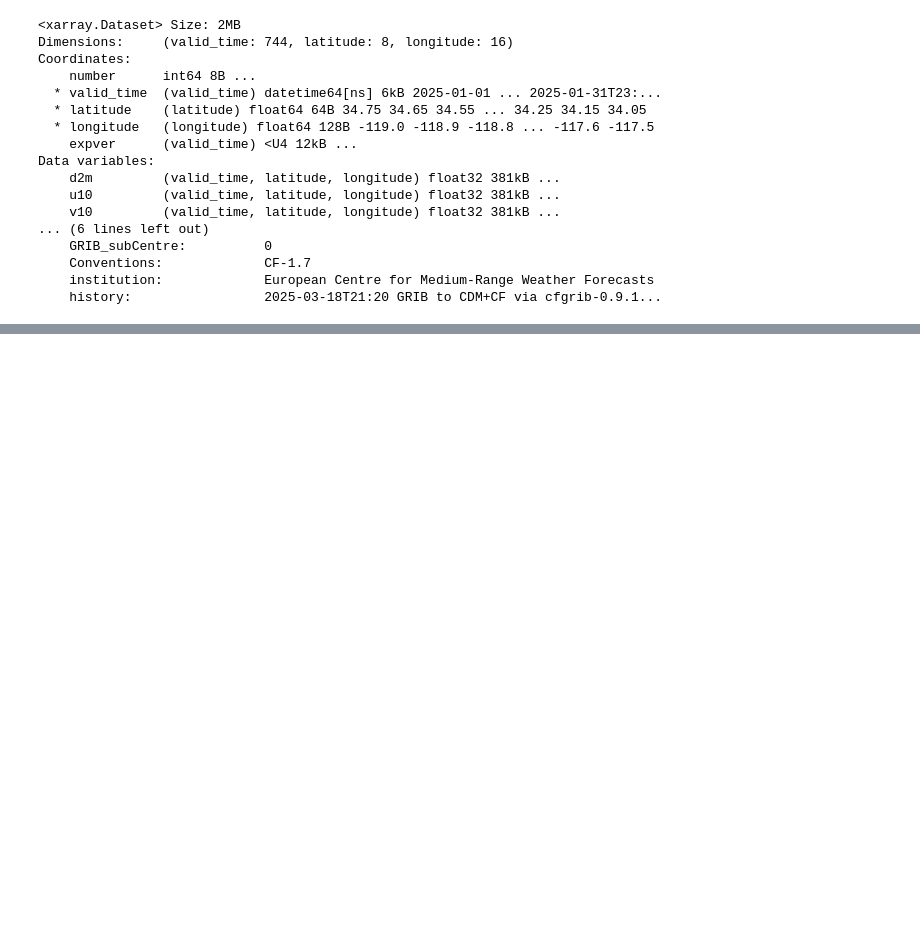
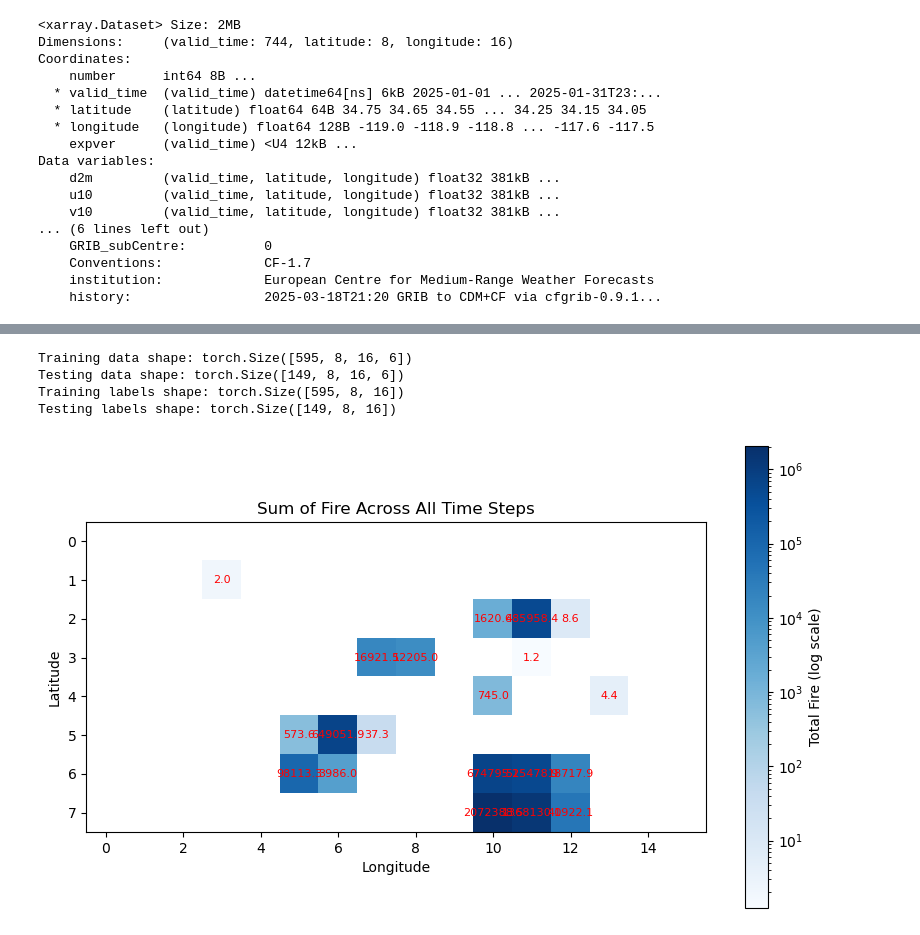
Before and after one commit to farbs03/cs578-fire-prediction, a Jupyter notebook: notebooks/models/mu_clstm.ipynb, the cells around one changed output, grey strips where cells are left out. Saved outputs shown, nothing was run; the diff lists cells and outputs as text; code cells hidden in the pictures; blank space fills up the shorter version.

```diff
--- a/notebooks/models/mu_clstm.ipynb
+++ b/notebooks/models/mu_clstm.ipynb
@@ -154,7 +150,7 @@ array([[[[ 2.73648438e+02,  2.31756210e-01, -1.31976318e+00,
 # %%
 # Split the data along the time dimension (first axis)
 # Use the last 30% of the time steps for testing
-split_idx = int(X.shape[0] * 0.7)  # 70% for training, 30% for testing
+split_idx = int(X.shape[0] * 0.8)  # 70% for training, 30% for testing
 
 # Split the input data
 X_train = X[:split_idx]
@@ -168,3 +164,31 @@ print(f"Training data shape: {X_train.shape}")
 print(f"Testing data shape: {X_test.shape}")
 print(f"Training labels shape: {y_train.shape}")
 print(f"Testing labels shape: {y_test.shape}")
+# %% [output]
+Training data shape: torch.Size([595, 8, 16, 6])
+Testing data shape: torch.Size([149, 8, 16, 6])
+Training labels shape: torch.Size([595, 8, 16])
+Testing labels shape: torch.Size([149, 8, 16])
+# %%
+# Sum along the time/batch axis
+fire_sum = torch.sum(y_train, dim=0).numpy()
+# Visualize the sum of fire across all time steps with a log scale to make any non-zero values visible
+plt.figure(figsize=(10, 6))
+# Use log normalization with a small epsilon to handle zeros
+from matplotlib.colors import LogNorm
+plt.imshow(fire_sum, cmap='Blues',
+           norm=LogNorm(vmin=max(0.01, fire_sum[fire_sum > 0].min()),
+                        vmax=fire_sum.max()))
+plt.colorbar(label='Total Fire (log scale)')
+plt.title('Sum of Fire Across All Time Steps')
+plt.xlabel('Longitude')
+plt.ylabel('Latitude')
+# Add text annotations for non-zero values
+for i in range(fire_sum.shape[0]):
+    for j in range(fire_sum.shape[1]):
+        if fire_sum[i, j] > 0:
+            plt.text(j, i, f'{fire_sum[i, j]:.1f}',
+                     ha='center', va='center', color='red', fontsize=8)
+plt.show()
+# %% [output]
+[figure, added]
```
Also changed, not shown: parts of 7 cells of this notebook.
